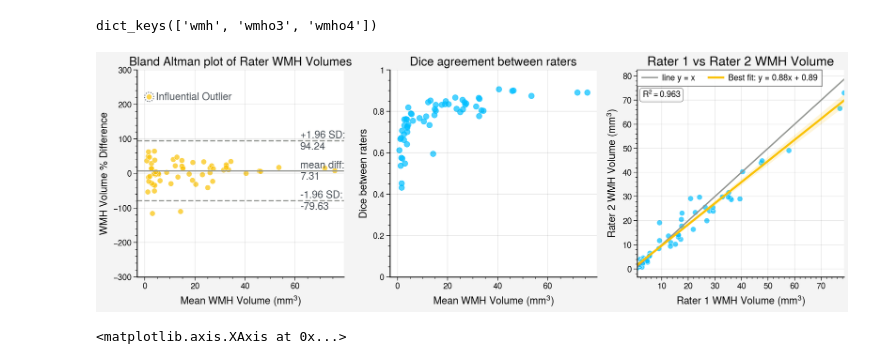
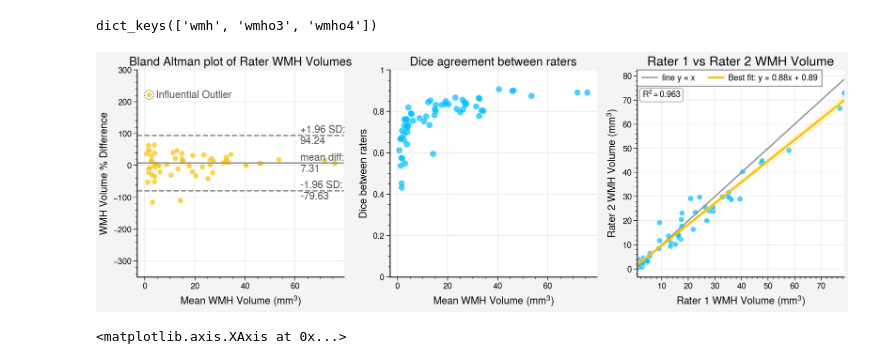
Before and after one commit to BenjaminPhi5/WMH_UQ_assessment, a Jupyter notebook: trustworthai/journal_run/interrater_experiments/plotting WMHCHal data statistics.ipynb, the cells around one changed output. Cells and saved outputs as stored; diff of their text form; code cells hidden in the pictures.

```diff
--- a/trustworthai/journal_run/interrater_experiments/plotting WMHCHal data statistics.ipynb
+++ b/trustworthai/journal_run/interrater_experiments/plotting WMHCHal data statistics.ipynb
@@ -129,33 +129,33 @@ def bland_altman_plot(ax, x, y, fontsize):
 # %%
 # spines and ticks
 fig = pplt.figure(refwidth="25em", span=False, share=False)
 axs = fig.subplots(nrows=1, ncols=3)
 
 fontsize=11
 
 x = df["WMH1_mm3"]
 y = df["WMH2_mm3"]
 bland_altman_plot(axs[0], x, y, fontsize)
-axs[0].set_ylim((-300, 300))
+axs[0].set_ylim((-350, 300))
 
 y = df["DSC"]
 x = (df["WMH1_mm3"] + df["WMH2_mm3"]) / 2
 dice_agreement_plot(axs[1], x, y, fontsize)
 axs[1].set_ylim((0, 1))
 
 x = df["WMH1_mm3"].values
 y = df["WMH2_mm3"].values
 rater_volume_comparison(axs[2], x, y, fontsize)
 
 for ax in axs:
     ax.spines['top'].set_visible(False)
     ax.spines['right'].set_visible(False)
     ax.spines['left'].set_linewidth(1.)
     ax.spines['bottom'].set_linewidth(1.)
     plt.minorticks_on()
     ax.tick_params(axis='both', labelsize=fontsize-2)
 # %% [output]
-[figure, old version]
+[figure, new version]
 # %%
 ax.xaxis
 # %% [output]
```
Also changed, not shown: 2 other files.
